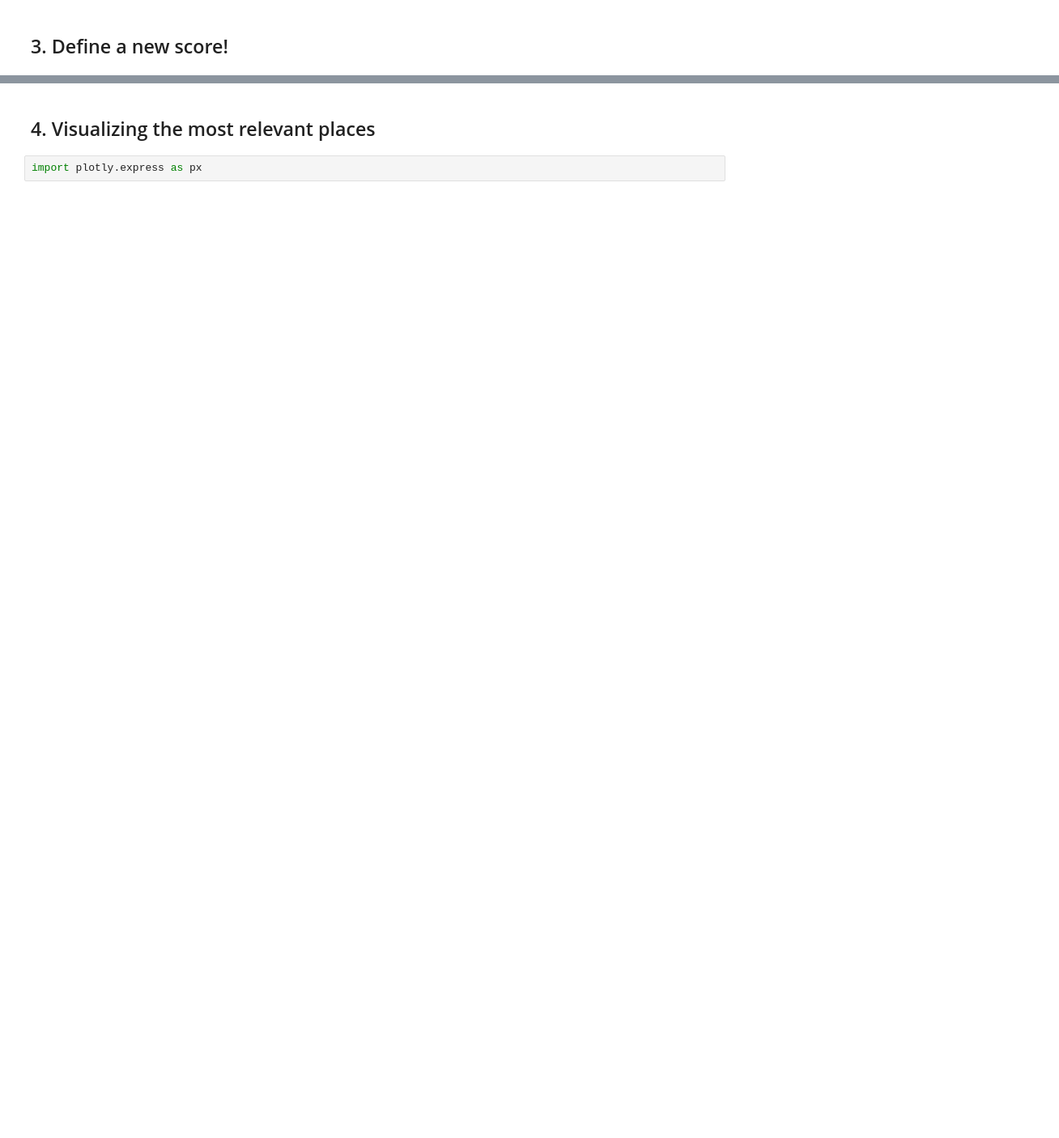
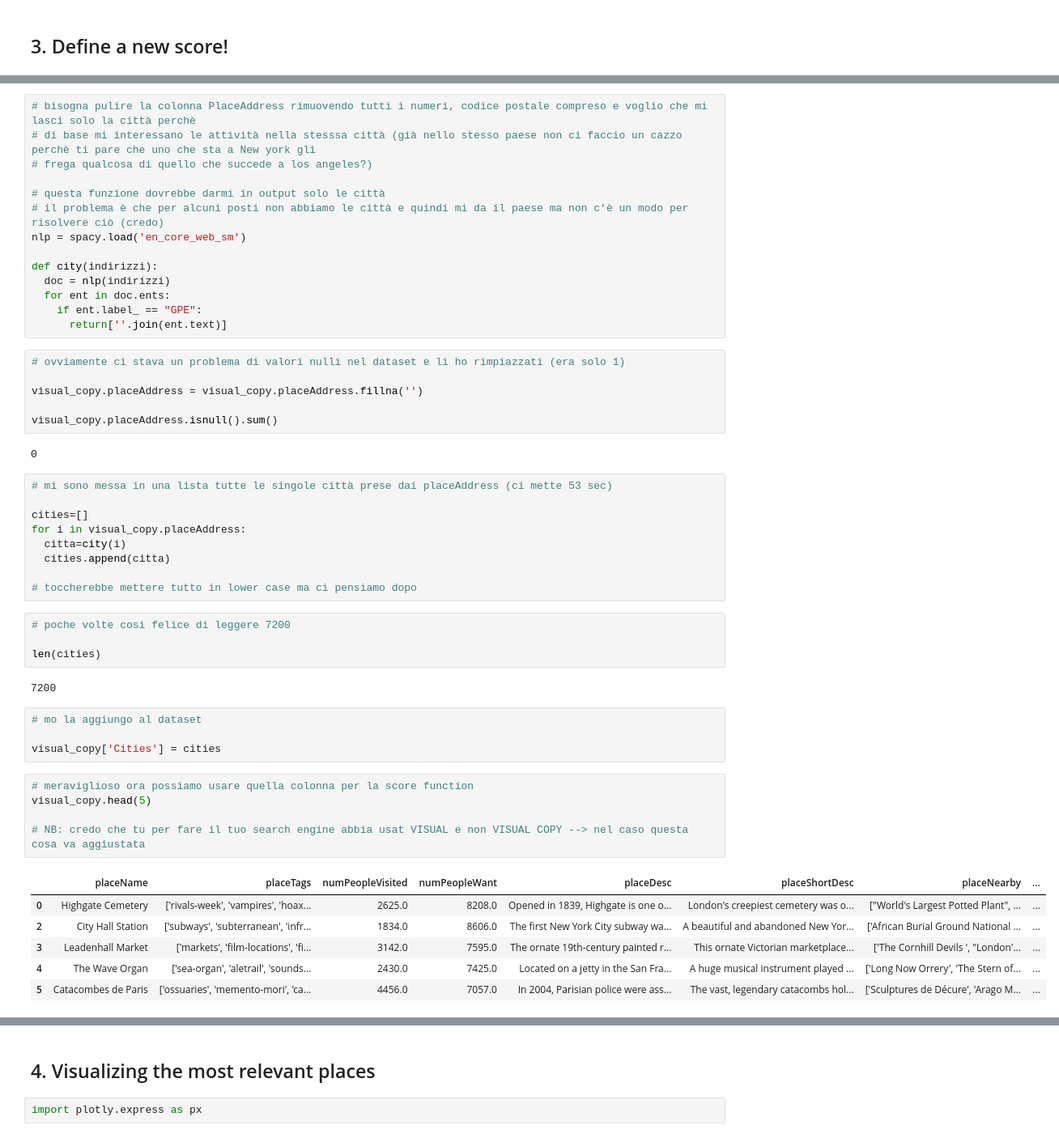
Before and after one commit to albachiarabellaroba/HW3---Group-16, a Jupyter notebook: Copia_di_main_Albachiara.ipynb, the cells around one changed output, grey strips where cells are left out. Shown at 81% size. Saved outputs shown, nothing was run; the diff lists cells and outputs as text; blank space fills up the shorter version.

```diff
--- a/Copia_di_main_Albachiara.ipynb
+++ b/Copia_di_main_Albachiara.ipynb
@@ -649,0 +677,53 @@ searchEngine(frase, 10)
+# %%
+# bisogna pulire la colonna PlaceAddress rimuovendo tutti i numeri, codice postale compreso e voglio che mi lasci solo la città perchè
+# di base mi interessano le attività nella stesssa città (già nello stesso paese non ci faccio un cazzo perchè ti pare che uno che sta a New york gli
+# frega qualcosa di quello che succede a los angeles?)
+
+# questa funzione dovrebbe darmi in output solo le città
+# il problema è che per alcuni posti non abbiamo le città e quindi mi da il paese ma non c'è un modo per risolvere ciò (credo)
+nlp = spacy.load('en_core_web_sm')
+
+def city(indirizzi):
+  doc = nlp(indirizzi)
+  for ent in doc.ents:
+    if ent.label_ == "GPE":
+      return[''.join(ent.text)]
+# %%
+# ovviamente ci stava un problema di valori nulli nel dataset e li ho rimpiazzati (era solo 1)
+
+visual_copy.placeAddress = visual_copy.placeAddress.fillna('')
+
+visual_copy.placeAddress.isnull().sum()
+# %% [output]
+0
+# %%
+# mi sono messa in una lista tutte le singole città prese dai placeAddress (ci mette 53 sec)
+
+cities=[]
+for i in visual_copy.placeAddress:
+  citta=city(i)
+  cities.append(citta)
+
+# toccherebbe mettere tutto in lower case ma ci pensiamo dopo
+# %%
+# poche volte cosi felice di leggere 7200
+
+len(cities)
+# %% [output]
+7200
+# %%
+# mo la aggiungo al dataset
+
+visual_copy['Cities'] = cities
+# %%
+# meraviglioso ora possiamo usare quella colonna per la score function
+visual_copy.head(5)
+
+# NB: credo che tu per fare il tuo search engine abbia usat VISUAL e non VISUAL COPY --> nel caso questa cosa va aggiustata
+# %% [output]
+|  | placeName | placeTags | numPeopleVisited | numPeopleWant | placeDesc | placeShortDesc | placeNearby | ... |
+| 0 | Highgate Cemetery | ['rivals-week', 'vampires', 'hoax... | 2625.0 | 8208.0 | Opened in 1839, Highgate is one o... | London's creepiest cemetery was o... | ["World's Largest Potted Plant", ... | ... |
+| 2 | City Hall Station | ['subways', 'subterranean', 'infr... | 1834.0 | 8606.0 | The first New York City subway wa... | A beautiful and abandoned New Yor... | ['African Burial Ground National ... | ... |
+| 3 | Leadenhall Market | ['markets', 'film-locations', 'fi... | 3142.0 | 7595.0 | The ornate 19th-century painted r... | This ornate Victorian marketplace... | ['The Cornhill Devils ', "London'... | ... |
+| 4 | The Wave Organ | ['sea-organ', 'aletrail', 'sounds... | 2430.0 | 7425.0 | Located on a jetty in the San Fra... | A huge musical instrument played ... | ['Long Now Orrery', 'The Stern of... | ... |
+| 5 | Catacombes de Paris | ['ossuaries', 'memento-mori', 'ca... | 4456.0 | 7057.0 | In 2004, Parisian police were ass... | The vast, legendary catacombs hol... | ['Sculptures de Décure', 'Arago M... | ... |
```
Also changed, not shown: parts of 7 cells of this notebook.
